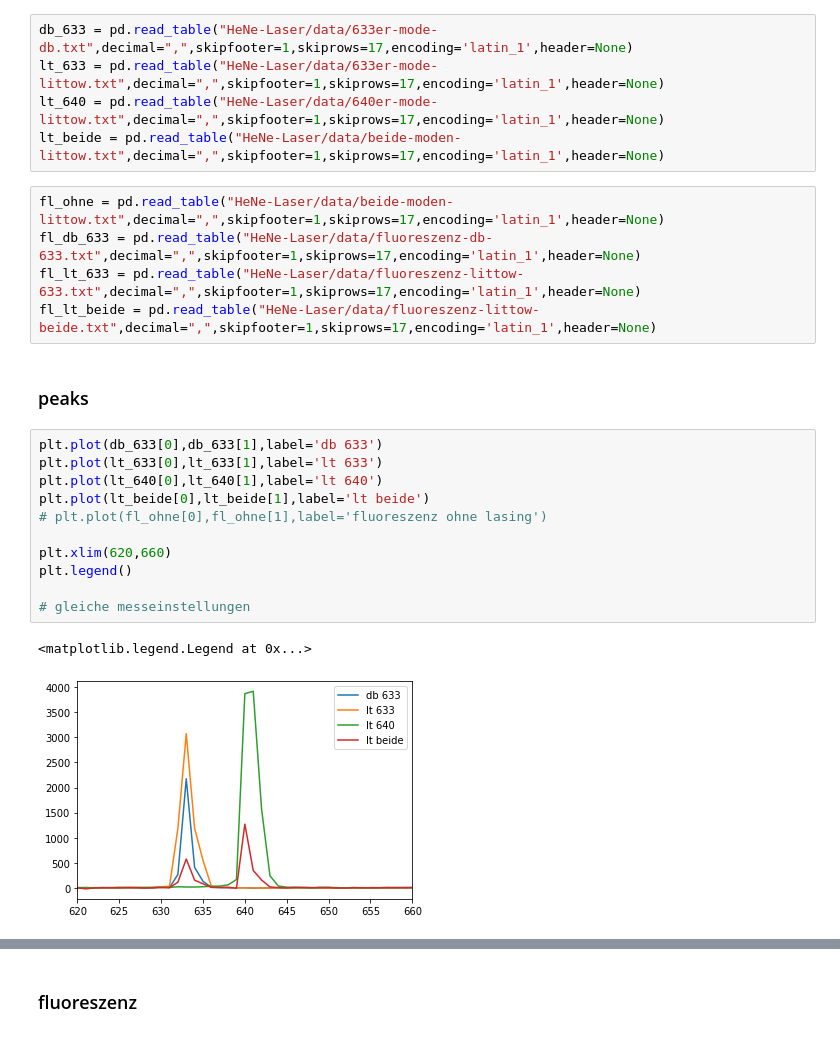
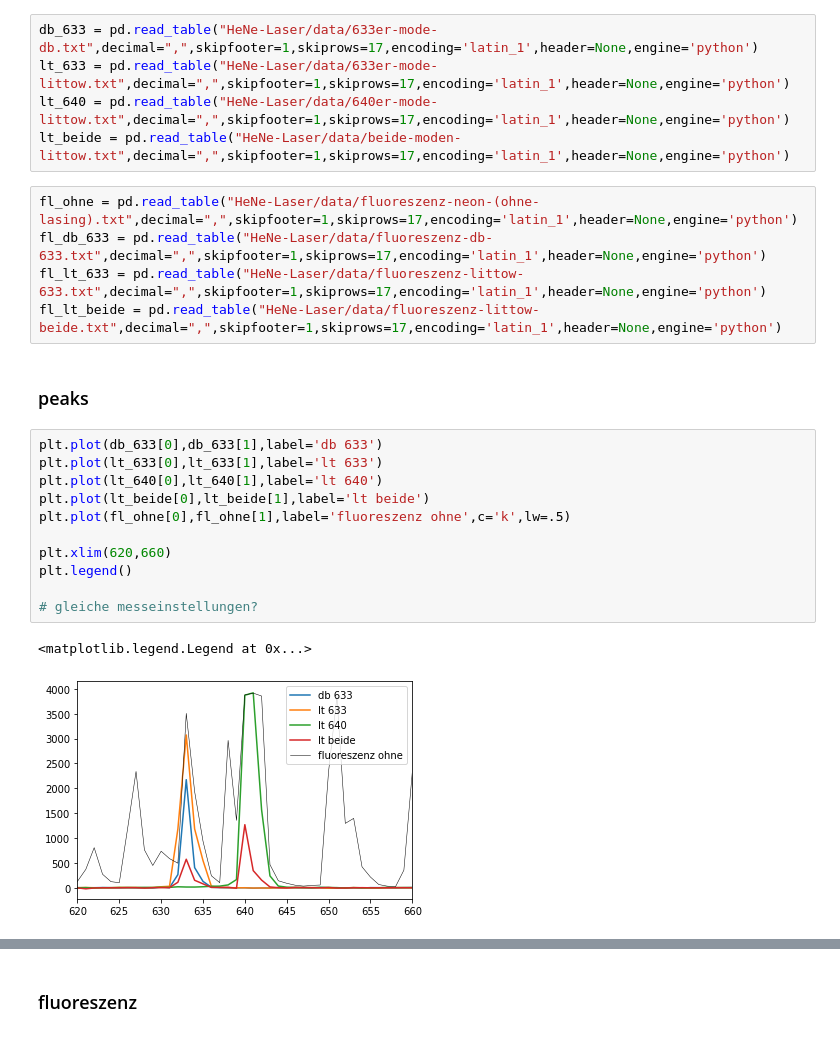
Before and after one commit to emhl/FP1, a Jupyter notebook: HeNe-Laser.ipynb, the cells around one changed output, grey strips where cells are left out. Drawn from its saved outputs; the diff is of its cells as text.

```diff
--- a/HeNe-Laser.ipynb
+++ b/HeNe-Laser.ipynb
@@ -236,28 +267,28 @@ Text(0, 0.5, 'Ausgangsleistung in $\\mu W$')
 # %% [markdown]
 ### load data
 # %%
-db_633 = pd.read_table("HeNe-Laser/data/633er-mode-db.txt",decimal=",",skipfooter=1,skiprows=17,encoding='latin_1',header=None)
-lt_633 = pd.read_table("HeNe-Laser/data/633er-mode-littow.txt",decimal=",",skipfooter=1,skiprows=17,encoding='latin_1',header=None)
-lt_640 = pd.read_table("HeNe-Laser/data/640er-mode-littow.txt",decimal=",",skipfooter=1,skiprows=17,encoding='latin_1',header=None)
-lt_beide = pd.read_table("HeNe-Laser/data/beide-moden-littow.txt",decimal=",",skipfooter=1,skiprows=17,encoding='latin_1',header=None)
+db_633 = pd.read_table("HeNe-Laser/data/633er-mode-db.txt",decimal=",",skipfooter=1,skiprows=17,encoding='latin_1',header=None,engine='python')
+lt_633 = pd.read_table("HeNe-Laser/data/633er-mode-littow.txt",decimal=",",skipfooter=1,skiprows=17,encoding='latin_1',header=None,engine='python')
+lt_640 = pd.read_table("HeNe-Laser/data/640er-mode-littow.txt",decimal=",",skipfooter=1,skiprows=17,encoding='latin_1',header=None,engine='python')
+lt_beide = pd.read_table("HeNe-Laser/data/beide-moden-littow.txt",decimal=",",skipfooter=1,skiprows=17,encoding='latin_1',header=None,engine='python')
 # %%
-fl_ohne = pd.read_table("HeNe-Laser/data/beide-moden-littow.txt",decimal=",",skipfooter=1,skiprows=17,encoding='latin_1',header=None)
-fl_db_633 = pd.read_table("HeNe-Laser/data/fluoreszenz-db-633.txt",decimal=",",skipfooter=1,skiprows=17,encoding='latin_1',header=None)
-fl_lt_633 = pd.read_table("HeNe-Laser/data/fluoreszenz-littow-633.txt",decimal=",",skipfooter=1,skiprows=17,encoding='latin_1',header=None)
-fl_lt_beide = pd.read_table("HeNe-Laser/data/fluoreszenz-littow-beide.txt",decimal=",",skipfooter=1,skiprows=17,encoding='latin_1',header=None)
+fl_ohne = pd.read_table("HeNe-Laser/data/fluoreszenz-neon-(ohne-lasing).txt",decimal=",",skipfooter=1,skiprows=17,encoding='latin_1',header=None,engine='python')
+fl_db_633 = pd.read_table("HeNe-Laser/data/fluoreszenz-db-633.txt",decimal=",",skipfooter=1,skiprows=17,encoding='latin_1',header=None,engine='python')
+fl_lt_633 = pd.read_table("HeNe-Laser/data/fluoreszenz-littow-633.txt",decimal=",",skipfooter=1,skiprows=17,encoding='latin_1',header=None,engine='python')
+fl_lt_beide = pd.read_table("HeNe-Laser/data/fluoreszenz-littow-beide.txt",decimal=",",skipfooter=1,skiprows=17,encoding='latin_1',header=None,engine='python')
 # %% [markdown]
 ### peaks
 # %%
 plt.plot(db_633[0],db_633[1],label='db 633')
 plt.plot(lt_633[0],lt_633[1],label='lt 633')
 plt.plot(lt_640[0],lt_640[1],label='lt 640')
 plt.plot(lt_beide[0],lt_beide[1],label='lt beide')
-# plt.plot(fl_ohne[0],fl_ohne[1],label='fluoreszenz ohne lasing')
+plt.plot(fl_ohne[0],fl_ohne[1],label='fluoreszenz ohne',c='k',lw=.5)
 
 plt.xlim(620,660)
 plt.legend()
 
-# gleiche messeinstellungen
+# gleiche messeinstellungen?
 # %% [output]
 <matplotlib.legend.Legend at 0x...>
-[figure, old version]
+[figure, new version]
```
Also changed, not shown: parts of 5 cells of this notebook.
